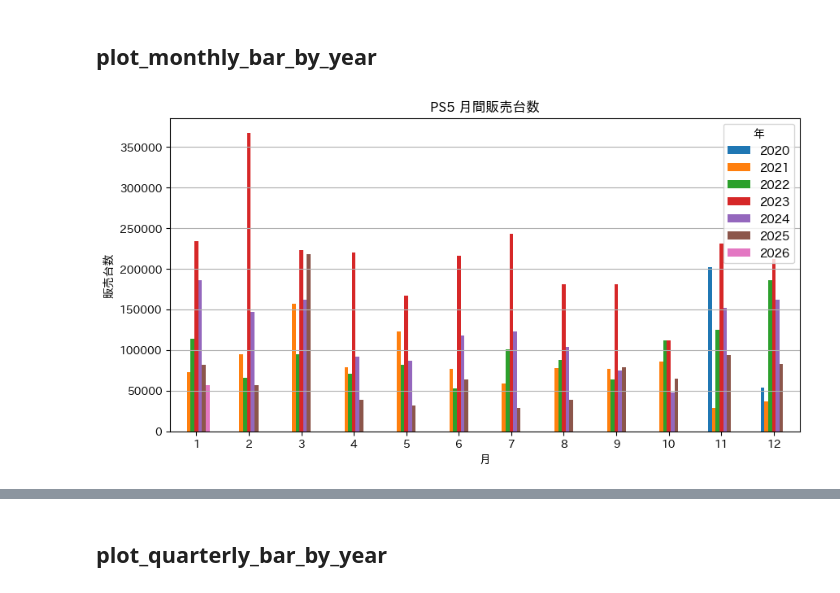
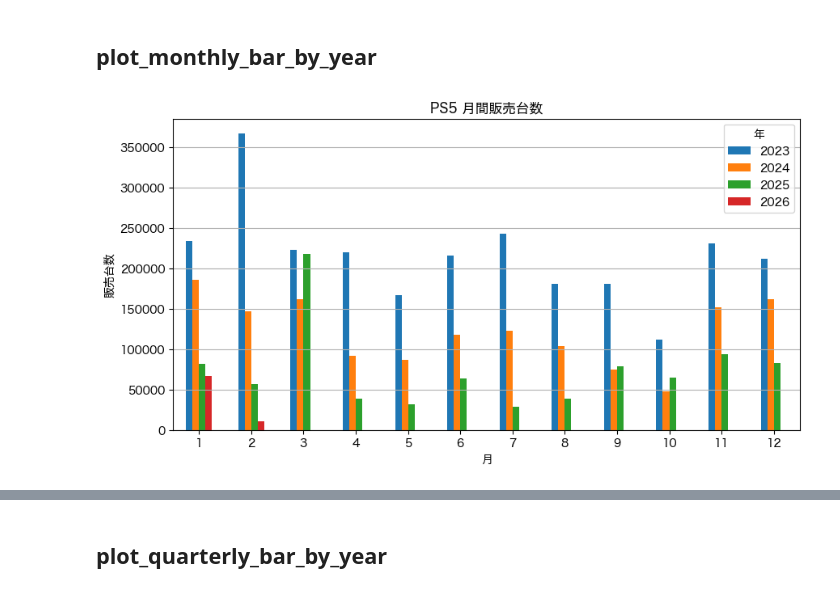
Before and after one commit to hidenden/gamedata, a Jupyter notebook: notebook/example/plot_bar_example.ipynb, the cells around one changed output, grey strips where cells are left out. Cells and saved outputs as stored; diff of their text form; code cells hidden in the pictures.

```diff
--- a/notebook/example/plot_bar_example.ipynb
+++ b/notebook/example/plot_bar_example.ipynb
@@ -21,6 +22,6 @@ import gamedata as g
 # %% [markdown]
 ## plot_monthly_bar_by_year
 # %%
-(mbyfig, mbydf) = g.plot_monthly_bar_by_year(hw='PS5')
+(mbyfig, mbydf) = g.plot_monthly_bar_by_year(hw='PS5', begin=datetime(2023,1,1))
 # %% [output]
-[figure, old version]
+[figure, new version]
```
Also changed, not shown: parts of 15 cells of this notebook, 2 other files.
